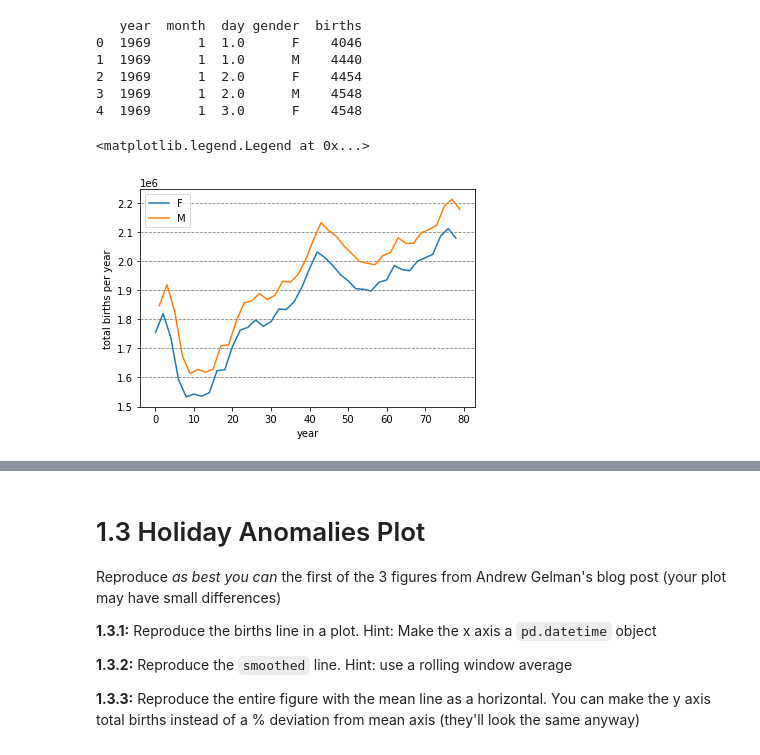
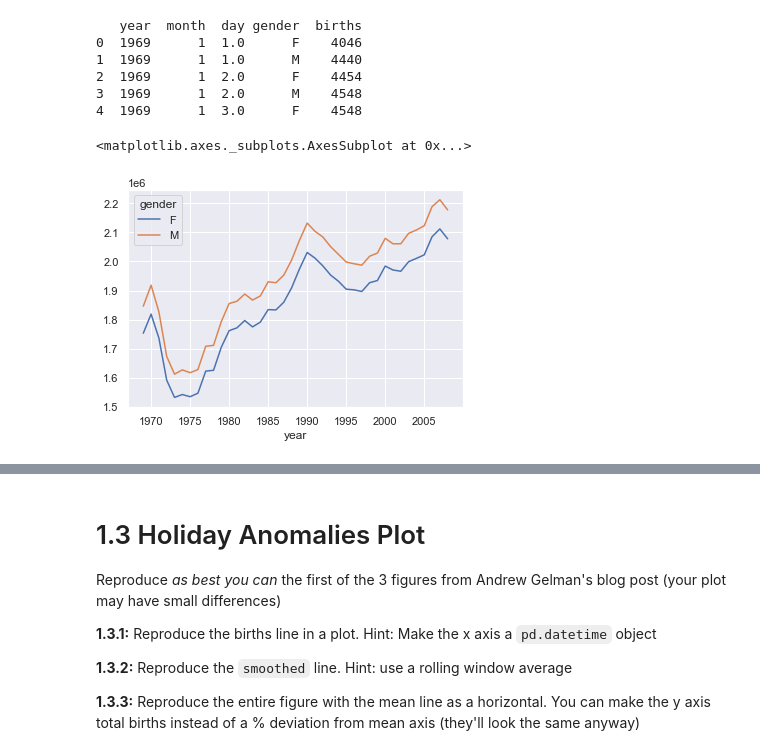
Before and after one commit to cb-ds-1/m2-3-exploration, a Jupyter notebook: workshop.ipynb, the cells around one changed output, grey strips where cells are left out. Drawn from its saved outputs; the diff is of its cells as text; code cells hidden in the pictures.

```diff
--- a/workshop.ipynb
+++ b/workshop.ipynb
@@ -13,29 +13,22 @@ import pandas as pd
 import matplotlib.pyplot as plt
 import seaborn as sns
 import numpy as np
+sns.set()
-# %%
-df = pd.read_csv("data/births.csv")
-print(df.head())
-
-custom = df.groupby(['year', 'gender']).agg({'births': ['sum']}).reset_index()
-
-fig, ax = plt.subplots()
-
-ax.plot(custom[custom['gender']=='F']['births'])
-ax.plot(custom[custom['gender']=='M']['births'])
-ax.set_xlabel('year')
-ax.set_ylabel('total births per year')
-ax.yaxis.grid(color='gray', linestyle='dashed')
-ax.legend(('F','M'))
-# %% [output]
-   year  month  day gender  births
-0  1969      1  1.0      F    4046
-1  1969      1  1.0      M    4440
-2  1969      1  2.0      F    4454
-3  1969      1  2.0      M    4548
-4  1969      1  3.0      F    4548
-<matplotlib.legend.Legend at 0x...>
-[figure, removed]
+# %%
+df = pd.read_csv("data/births.csv")
+print(df.head())
+# %% [output]
+   year  month  day gender  births
+0  1969      1  1.0      F    4046
+1  1969      1  1.0      M    4440
+2  1969      1  2.0      F    4454
+3  1969      1  2.0      M    4548
+4  1969      1  3.0      F    4548
+# %%
+df.groupby(['year', 'gender']).births.sum().unstack().plot()
+# %% [output]
+<matplotlib.axes._subplots.AxesSubplot at 0x...>
+[figure, added]
 # %% [markdown]
 # 1.2 Births anomalies
 
```
Also changed, not shown: parts of 10 cells of this notebook.
